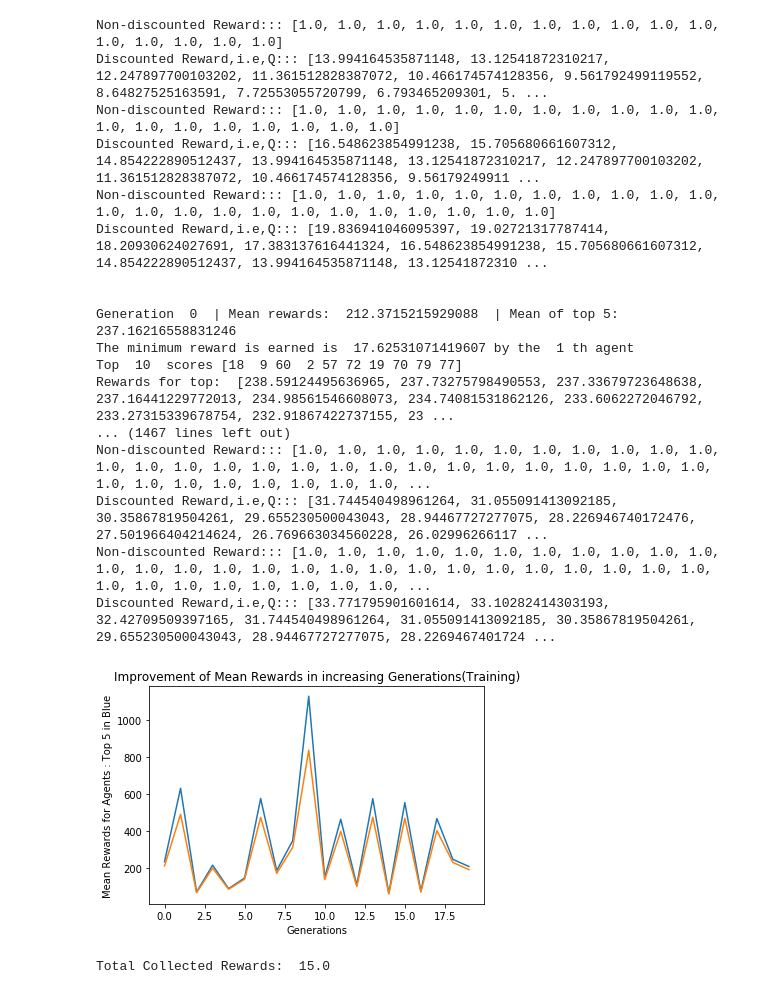
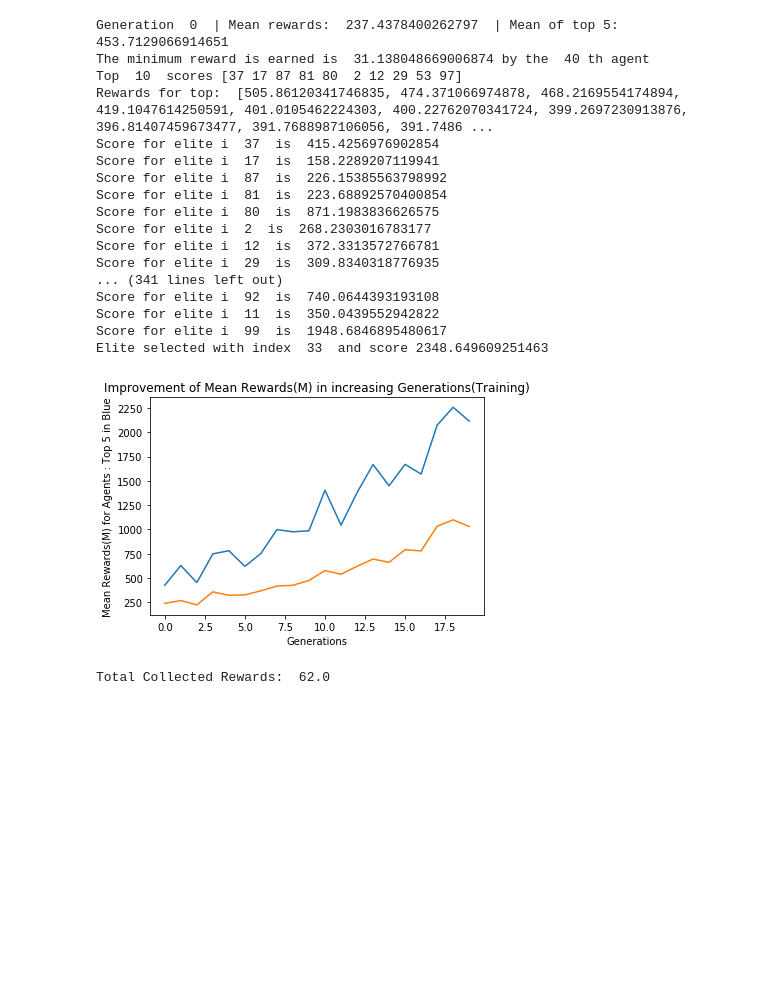
Before and after one commit to SiddharthaSen99/Off-policy-GA, a Jupyter notebook: CodeBase/FinalNeuroEvolution.ipynb, the cells around one changed output. Saved outputs shown, nothing was run; the diff lists cells and outputs as text; code cells hidden in the pictures; blank space fills up the shorter version.

```diff
--- a/CodeBase/FinalNeuroEvolution.ipynb
+++ b/CodeBase/FinalNeuroEvolution.ipynb
@@ -103,13 +103,13 @@ def run_agents(agents):
             action = np.random.choice(range(game_actions), 1, p=output_probabilities).item()
             a.append(action)
             new_observation, reward, done, info = env.step(action)
-            r+=(gamma1**i)*reward
+            #r+=(gamma1**i)*reward
             Q_r.append(reward)
             observation = new_observation
             if(done):
                 break
 
-        reward_agents.append(r)
+        #reward_agents.append(r)
         #reward_agents.append(s)
         #print("Non-discounted Reward:::",Q_r)
         #for rew in reversed(Q_r):
@@ -126,7 +126,7 @@ def run_agents(agents):
                 c+=1
             Q_r1.append(d_r)
 
-
+        reward_agents.append(sum(Q_r1))
     #print("Exit")
     #Q=Q[~np.all(Q==0,axis=1)]
     #print("Reward:::",reward_agents)
@@ -197,11 +197,13 @@ def return_average_score(agent, runs):
 # %%
 def run_agents_n_times(agents, runs):
     avg_score = []
+    index = 0
     for agent in agents:
-        if agent==agents[0]:
+        if index%2==0:
             avg_score.append(return_average_score(agent,runs))
         else:
             avg_score.append(alternate_average_score(agent,runs))
+        index+=1
     return avg_score
 # %%
 def mutate(agent):
@@ -304,56 +306,56 @@ m=[]
 for generation in range(generations):
 
     # return rewards of agents
-    rewards = run_agents_n_times(agents, 3) #return average of 3 runs later
+    rewards = run_agents_n_times(agents, 100) #return average of multiple runs
     #print(rewards)
     #sort by rewards
     sorted_parent_indexes = np.argsort(rewards)[::-1][:top_limit] #reverses and gives top values (argsort sorts by ascending by default) https://stackoverflow.com/questions/16486252/is-it-possible-to-use-argsort-in-descending-order
     print("")
     print("")
     top_rewards = []
 
     for best_parent in sorted_parent_indexes:
         top_rewards.append(rewards[best_parent])
 
     print("Generation ", generation, " | Mean rewards: ", np.mean(rewards), " | Mean of top 5: ",np.mean(top_rewards[:5]))
     #print(rewards)
     print("The minimum reward is earned is ",min(rewards),"by the ",rewards.index(min(rewards))+1,"th agent")
     print("Top ",top_limit," scores", sorted_parent_indexes)
     print("Rewards for top: ",top_rewards)
 
     m.append(np.mean(top_rewards))
     n.append(np.mean(rewards))
     # setup an empty list for containing children agents
     children_agents, elite_index = return_children(agents, sorted_parent_indexes, elite_index)
 
     # kill all agents, and replace them with their children
     agents = children_agents
 x=np.arange(generations)
 plt.plot(x,m)
 plt.plot(x,n)
-plt.title('Improvement of Mean Rewards in increasing Generations(Training)')
-plt.ylabel('Mean Rewards for Agents : Top 5 in Blue')
+plt.title('Improvement of Mean Rewards(M) in increasing Generations(Training)')
+plt.ylabel('Mean Rewards(M) for Agents : Top 5 in Blue')
 plt.xlabel('Generations')
 plt.show()
 # %% [output]
-Non-discounted Reward::: [1.0, 1.0, 1.0, 1.0, 1.0, 1.0, 1.0, 1.0, 1.0, 1.0, 1.0, 1.0, 1.0, 1.0, 1.0, 1.0]
-Discounted Reward,i.e,Q::: [13.994164535871148, 13.12541872310217, 12.247897700103202, 11.361512828387072, 10.466174574128356, 9.561792499119552, 8.64827525163591, 7.72553055720799, 6.793465209301, 5. ...
-Non-discounted Reward::: [1.0, 1.0, 1.0, 1.0, 1.0, 1.0, 1.0, 1.0, 1.0, 1.0, 1.0, 1.0, 1.0, 1.0, 1.0, 1.0, 1.0, 1.0, 1.0]
-Discounted Reward,i.e,Q::: [16.548623854991238, 15.705680661607312, 14.854222890512437, 13.994164535871148, 13.12541872310217, 12.247897700103202, 11.361512828387072, 10.466174574128356, 9.56179249911 ...
-Non-discounted Reward::: [1.0, 1.0, 1.0, 1.0, 1.0, 1.0, 1.0, 1.0, 1.0, 1.0, 1.0, 1.0, 1.0, 1.0, 1.0, 1.0, 1.0, 1.0, 1.0, 1.0, 1.0, 1.0, 1.0]
-Discounted Reward,i.e,Q::: [19.836941046095397, 19.02721317787414, 18.20930624027691, 17.383137616441324, 16.548623854991238, 15.705680661607312, 14.854222890512437, 13.994164535871148, 13.12541872310 ...
-
-
-Generation  0  | Mean rewards:  212.3715215929088  | Mean of top 5:  237.16216558831246
-The minimum reward is earned is  17.62531071419607 by the  1 th agent
-Top  10  scores [18  9 60  2 57 72 19 70 79 77]
-Rewards for top:  [238.59124495636965, 237.73275798490553, 237.33679723648638, 237.16441229772013, 234.98561546608073, 234.74081531862126, 233.6062272046792, 233.27315339678754, 232.91867422737155, 23 ...
-... (1467 lines left out)
-Non-discounted Reward::: [1.0, 1.0, 1.0, 1.0, 1.0, 1.0, 1.0, 1.0, 1.0, 1.0, 1.0, 1.0, 1.0, 1.0, 1.0, 1.0, 1.0, 1.0, 1.0, 1.0, 1.0, 1.0, 1.0, 1.0, 1.0, 1.0, 1.0, 1.0, 1.0, 1.0, 1.0, 1.0, 1.0, 1.0, 1.0, ...
-Discounted Reward,i.e,Q::: [31.744540498961264, 31.055091413092185, 30.35867819504261, 29.655230500043043, 28.94467727277075, 28.226946740172476, 27.501966404214624, 26.769663034560228, 26.02996266117 ...
-Non-discounted Reward::: [1.0, 1.0, 1.0, 1.0, 1.0, 1.0, 1.0, 1.0, 1.0, 1.0, 1.0, 1.0, 1.0, 1.0, 1.0, 1.0, 1.0, 1.0, 1.0, 1.0, 1.0, 1.0, 1.0, 1.0, 1.0, 1.0, 1.0, 1.0, 1.0, 1.0, 1.0, 1.0, 1.0, 1.0, 1.0, ...
-Discounted Reward,i.e,Q::: [33.771795901601614, 33.10282414303193, 32.42709509397165, 31.744540498961264, 31.055091413092185, 30.35867819504261, 29.655230500043043, 28.94467727277075, 28.2269467401724 ...
+Generation  0  | Mean rewards:  237.4378400262797  | Mean of top 5:  453.7129066914651
+The minimum reward is earned is  31.138048669006874 by the  40 th agent
+Top  10  scores [37 17 87 81 80  2 12 29 53 97]
+Rewards for top:  [505.86120341746835, 474.371066974878, 468.2169554174894, 419.1047614250591, 401.0105462224303, 400.22762070341724, 399.2697230913876, 396.81407459673477, 391.7688987106056, 391.7486 ...
+Score for elite i  37  is  415.4256976902854
+Score for elite i  17  is  158.2289207119941
+Score for elite i  87  is  226.15385563798992
+Score for elite i  81  is  223.68892570400854
+Score for elite i  80  is  871.1983836626575
+Score for elite i  2  is  268.2303016783177
+Score for elite i  12  is  372.3313572766781
+Score for elite i  29  is  309.8340318776935
+... (341 lines left out)
+Score for elite i  92  is  740.0644393193108
+Score for elite i  11  is  350.0439552942822
+Score for elite i  99  is  1948.6846895480617
+Elite selected with index  33  and score 2348.649609251463
-[figure, old version]
+[figure, new version]
 # %%
 def play_agent(agent):
         env = gym.make("CartPole-v0")
@@ -384,4 +386,4 @@ def play_agent(agent):
 # %%
 play_agent(agents[0])
 # %% [output]
-Total Collected Rewards:  15.0
+Total Collected Rewards:  62.0
```
